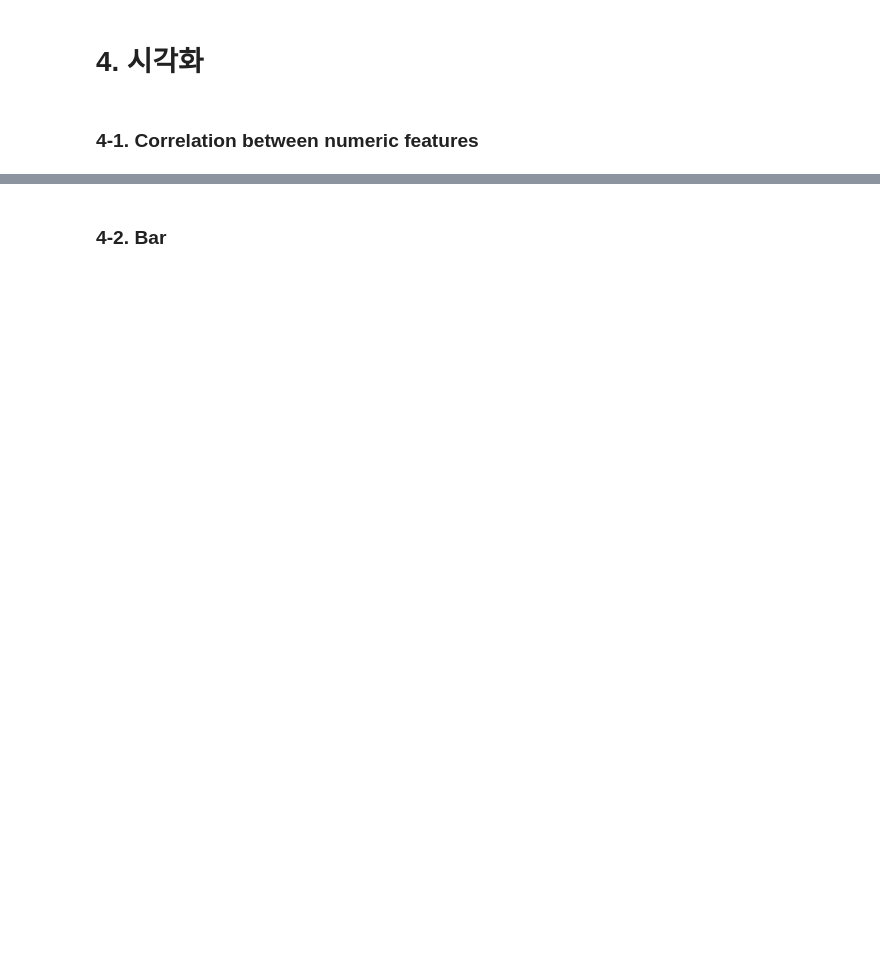
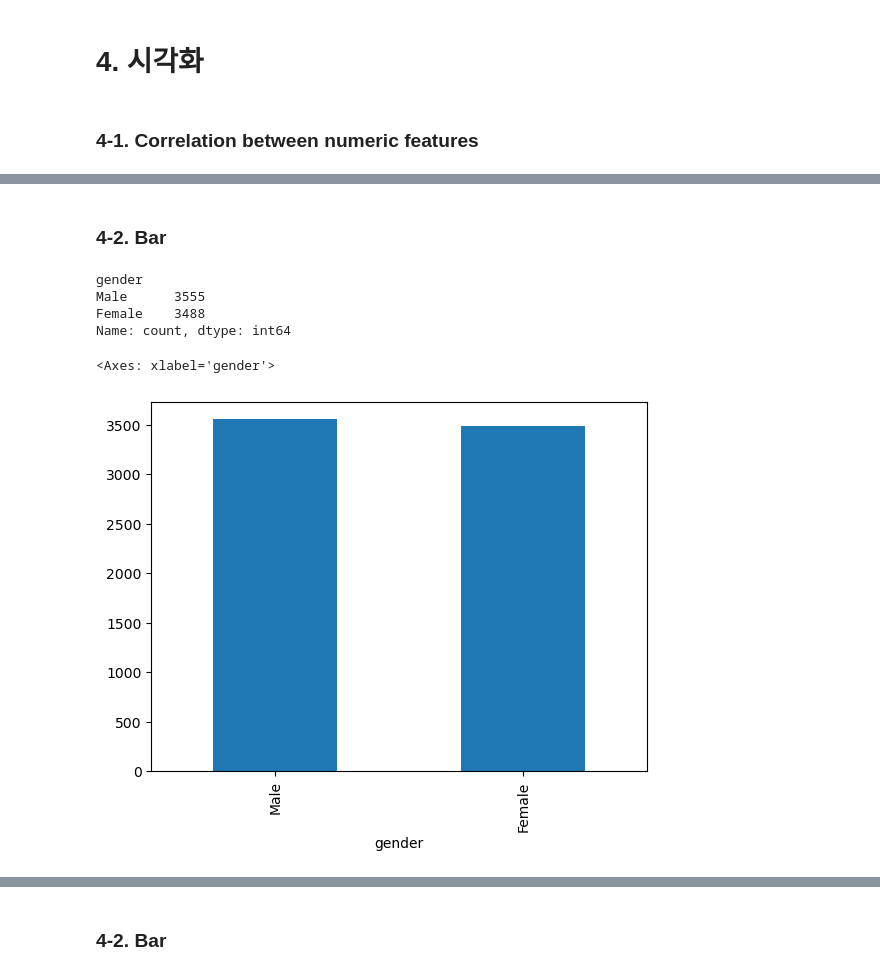
Before and after one commit to imjiwonim/multicam_python, a Jupyter notebook: 25_데이터 분석 실습_통신사 이탈 고객 분석.ipynb, the cells around one changed output, grey strips where cells are left out. Saved outputs shown, nothing was run; the diff lists cells and outputs as text; code cells hidden in the pictures; blank space fills up the shorter version.

```diff
--- a/25_데이터 분석 실습_통신사 이탈 고객 분석.ipynb
+++ b/25_데이터 분석 실습_통신사 이탈 고객 분석.ipynb
@@ -276,0 +336,14 @@ plt.show()
+# %% [markdown]
+### 4-2. Bar
+# %%
+df['gender'].value_counts()
+# %% [output]
+gender
+Male      3555
+Female    3488
+Name: count, dtype: int64
+# %%
+df['gender'].value_counts().plot(kind='bar')
+# %% [output]
+<Axes: xlabel='gender'>
+[figure, added]
```
Also changed, not shown: parts of 24 cells of this notebook.
